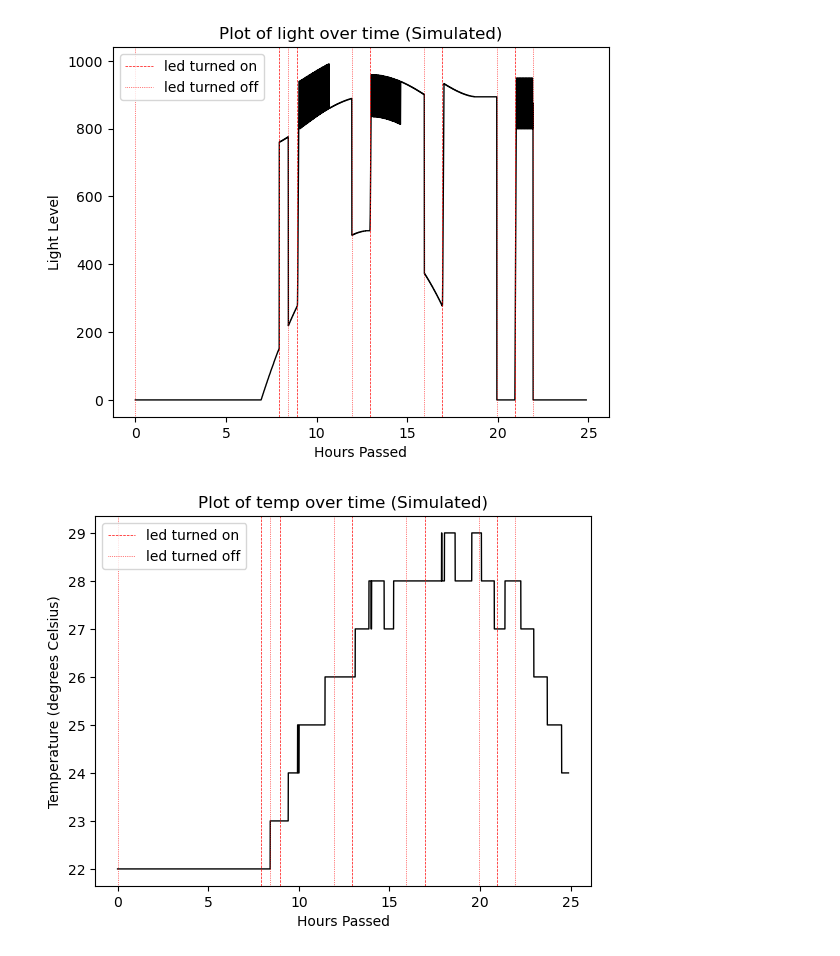
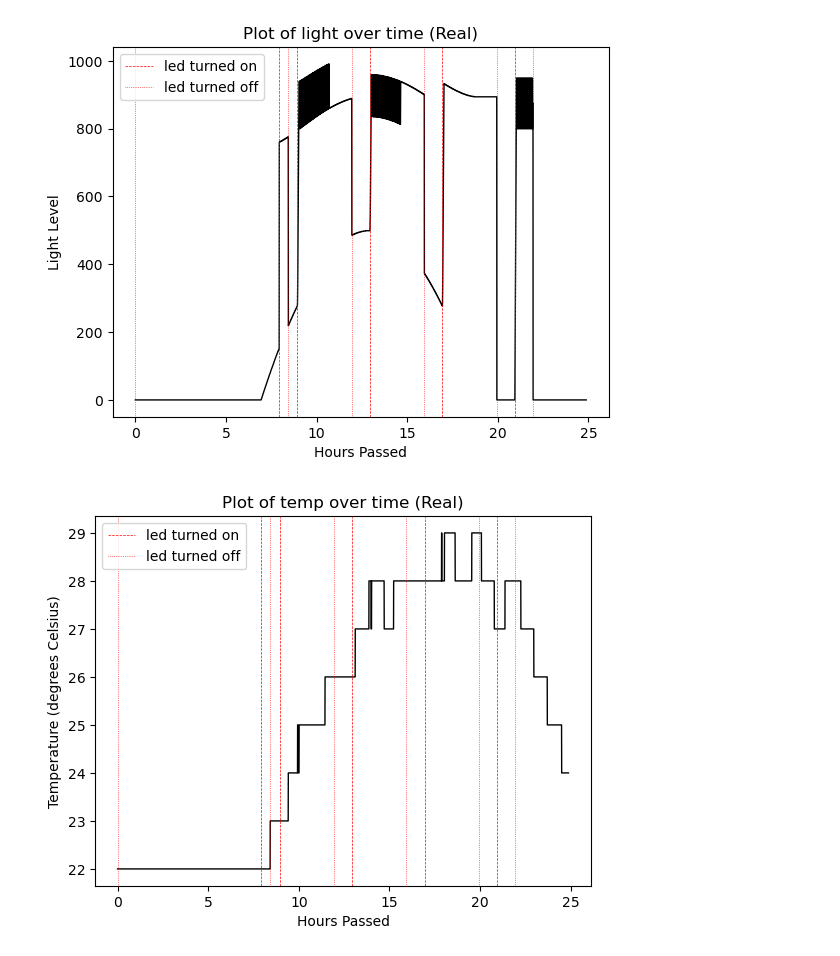
Before and after one commit to dkcmu/15-482_Monitoring_Wendys_Baconhater, a Jupyter notebook: log_visualizer.ipynb, the cells around one changed output. Cells and saved outputs as stored; diff of their text form; code cells hidden in the pictures.

```diff
--- a/log_visualizer.ipynb
+++ b/log_visualizer.ipynb
@@ -22,7 +6,8 @@ df
 # %%
-time_column = list(df['unix_time'])
-start_time = time_column[0]
-time_column = [(t - start_time) / 3600.0 for t in time_column]
+def format_time_df(df):
+    time_column = list(df['unix_time'])
+    start_time = time_column[0]
+    time_column = [(t - start_time) / 3600.0 for t in time_column]
 
-df.insert(0, 'monitor_time_hrs', time_column)
-df
+    df.insert(0, 'monitor_time_hrs', time_column)
+    return df
@@ -100,0 +74,4 @@ def get_actuator_activations(
+# %%
+sim_log_file_name = "part4/logs/simulated_data.csv"
+sim_df = pd.read_csv(sim_log_file_name)
+sim_df
@@ -100,0 +92,3 @@ def get_actuator_activations(
+# %%
+sim_df = format_time_df(sim_df)
+sim_df
@@ -101,5 +109,5 @@ def get_actuator_activations(
 # %%
-def plot_sensor(sensor: str, simulated, actuators=None):
+def plot_sim_sensor(df, sensor: str, actuators=None):
     X = df['monitor_time_hrs']
     Y = df[sensor]
     if actuators is None:
@@ -129,18 +137,15 @@ def plot_sensor(sensor: str, simulated, actuators=None):
 
     plt.xlabel('Hours Passed')
     plt.ylabel(sensors_to_labels[sensor])
-    if simulated:
-        plt.title(f'Plot of {sensor} over time (Simulated)')
-    else:
-        plt.title(f'Plot of {sensor} over time (Real)')
+    plt.title(f'Plot of {sensor} over time (Real)')
     plt.legend()
     plt.show()
 # %%
-plot_sensor('light', simulated=True)
+plot_sim_sensor(sim_df, 'light')
 # %% [output]
-[figure, old version]
+[figure, new version]
 # %%
-plot_sensor('temp', simulated=True, actuators=['led'])
+plot_sim_sensor(sim_df, 'temp', actuators=['led'])
 # %% [output]
-[figure, old version]
+[figure, new version]
 # %%
```
Also changed, not shown: parts of 28 cells of this notebook.
